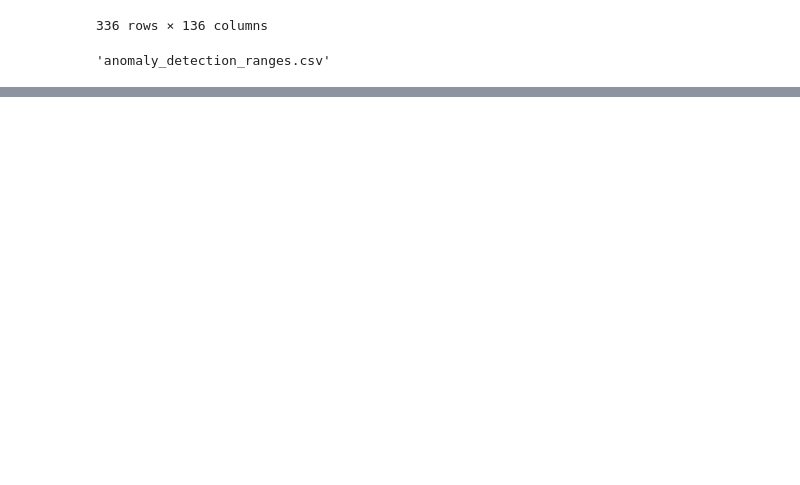
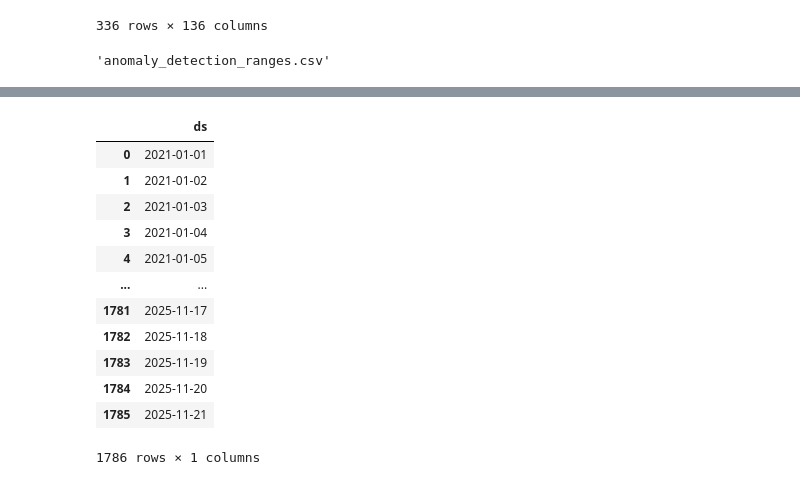
Before and after one commit to drdevinhopkins/ed-flow-2023, a Jupyter notebook: notebooks/anomaly_detection.ipynb, the cells around one changed output, grey strips where cells are left out. Drawn from its saved outputs; the diff is of its cells as text; code cells hidden in the pictures; blank space fills up the shorter version.

```diff
--- a/notebooks/anomaly_detection.ipynb
+++ b/notebooks/anomaly_detection.ipynb
@@ -115,0 +147,16 @@ drive.put(name='anomaly_detection_ranges.csv', path='anomaly_detection_ranges.cs
+# %%
+future
+# %% [output]
+|  | ds |
+| 0 | 2021-01-01 |
+| 1 | 2021-01-02 |
+| 2 | 2021-01-03 |
+| 3 | 2021-01-04 |
+| 4 | 2021-01-05 |
+| ... | ... |
+| 1781 | 2025-11-17 |
+| 1782 | 2025-11-18 |
+| 1783 | 2025-11-19 |
+| 1784 | 2025-11-20 |
+| 1785 | 2025-11-21 |
+1786 rows × 1 columns
```
Also changed, not shown: parts of 4 cells of this notebook, 1 other file.
